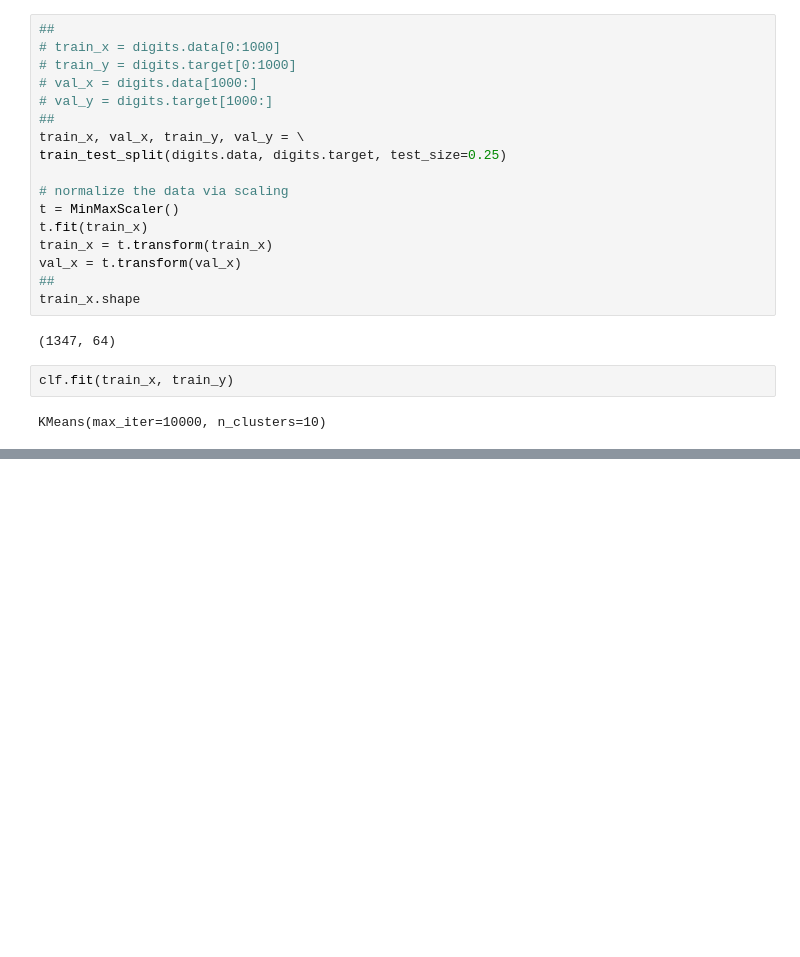
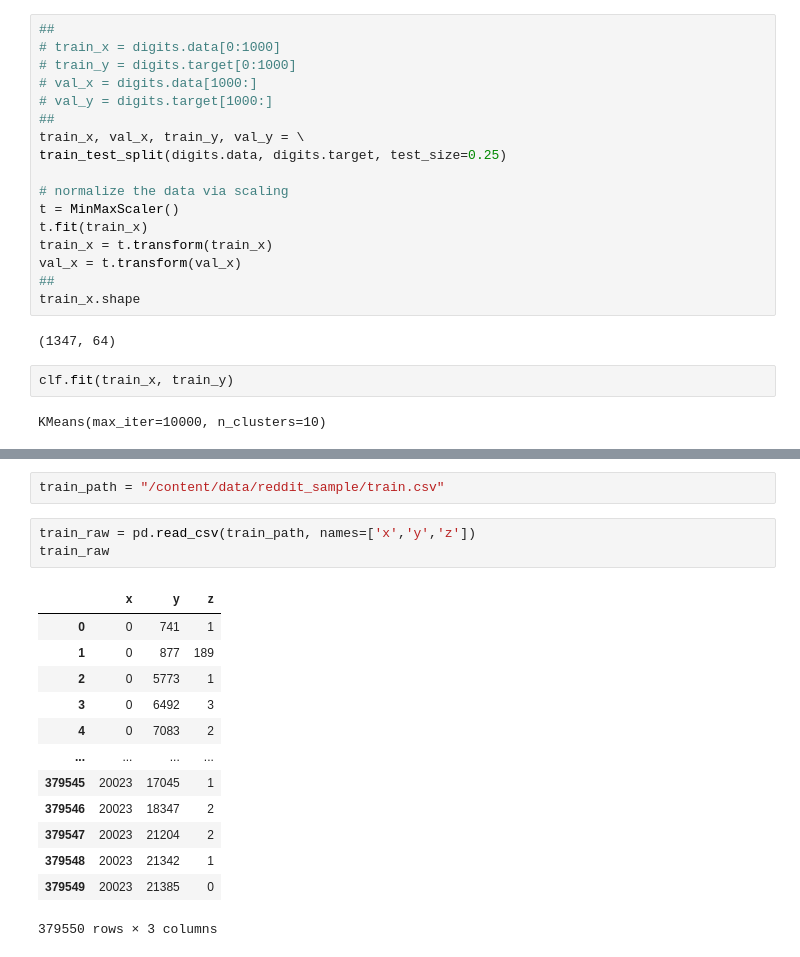
Before and after one commit to NightMachinary/soal_playground, a Jupyter notebook: sk_playground.ipynb, the cells around one changed output, grey strips where cells are left out. Cells and saved outputs as stored; diff of their text form; blank space fills up the shorter version.

```diff
--- a/sk_playground.ipynb
+++ b/sk_playground.ipynb
@@ -265,0 +274,19 @@ sum(preds == val_y)/len(preds)
+# %%
+train_path = "/content/data/reddit_sample/train.csv"
+# %%
+train_raw = pd.read_csv(train_path, names=['x','y','z'])
+train_raw
+# %% [output]
+|  | x | y | z |
+| 0 | 0 | 741 | 1 |
+| 1 | 0 | 877 | 189 |
+| 2 | 0 | 5773 | 1 |
+| 3 | 0 | 6492 | 3 |
+| 4 | 0 | 7083 | 2 |
+| ... | ... | ... | ... |
+| 379545 | 20023 | 17045 | 1 |
+| 379546 | 20023 | 18347 | 2 |
+| 379547 | 20023 | 21204 | 2 |
+| 379548 | 20023 | 21342 | 1 |
+| 379549 | 20023 | 21385 | 0 |
+379550 rows × 3 columns
```
Also changed, not shown: parts of 26 cells of this notebook.
